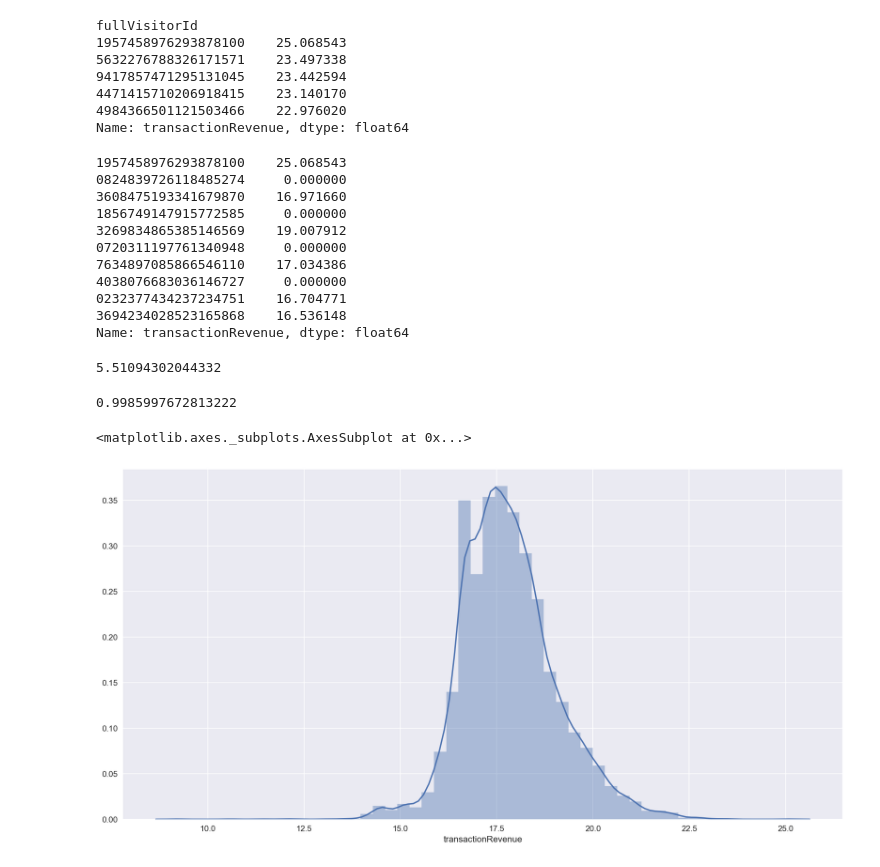
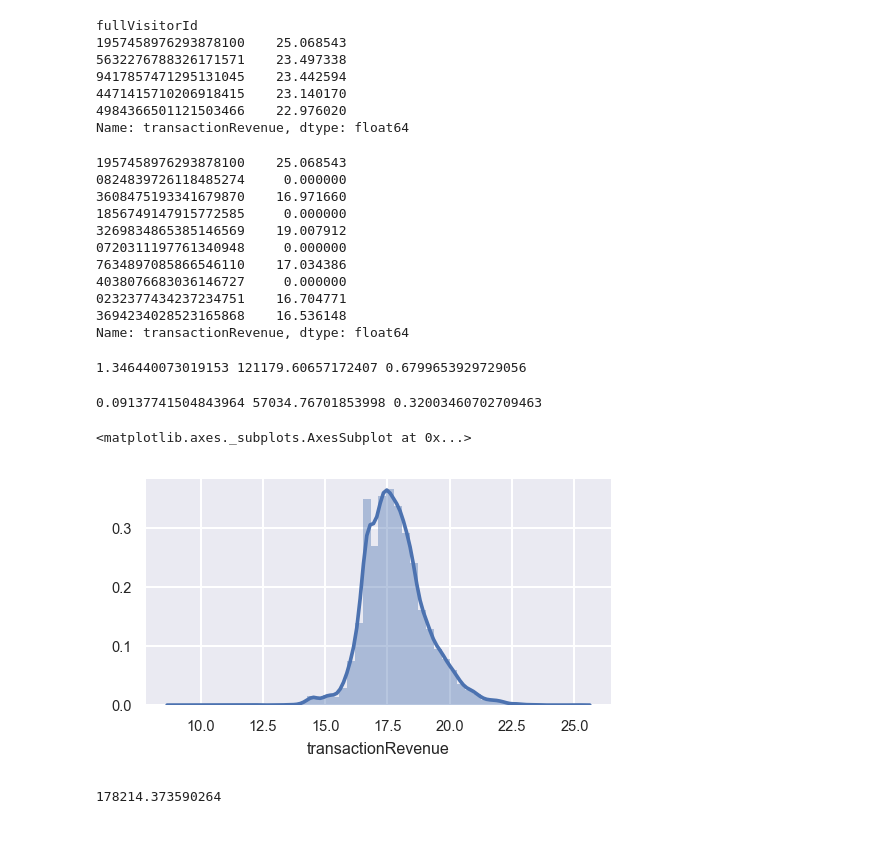
Before and after one commit to shinkim0914/KaggleGoogleAnalytics, a Jupyter notebook: EDA.ipynb, the cells around one changed output. Cells and saved outputs as stored; diff of their text form; code cells hidden in the pictures; blank space fills up the shorter version.

```diff
--- a/EDA.ipynb
+++ b/EDA.ipynb
@@ -221,10 +214,10 @@ fullVisitorId
 4984366501121503466    22.976020
 Name: transactionRevenue, dtype: float64
 # %%
-# Top 1000 visitors (by visit count) have spent $5.51 on average
-vip = visitor_count.index[:1000]
+# Top 90K visitors (by visit count) account for 68% of total revenue
+vip = visitor_count.index[:90000]
 display(rev[vip[:10]])
-np.mean(rev[vip])
+print(np.mean(rev[vip]), np.sum(rev[vip]), np.sum(rev[vip])/np.sum(rev))
 # %% [output]
 1957458976293878100    25.068543
 0824839726118485274     0.000000
@@ -237,16 +230,23 @@ np.mean(rev[vip])
 0232377434237234751    16.704771
 3694234028523165868    16.536148
 Name: transactionRevenue, dtype: float64
-5.51094302044332
+1.346440073019153 121179.60657172407 0.6799653929729056
-# %%
-# All visitors (by visit count) have spent $1.00 on average
-np.mean(~rev.index.isin(vip))
-# %% [output]
-0.9985997672813222
+# %%
+# Remaining 600K+ visitors account for ONLY ~32% of total revenue
+print(np.mean(rev[~rev.index.isin(vip)]), np.sum(rev[~rev.index.isin(vip)]), np.sum(rev[~rev.index.isin(vip)])/np.sum(rev))
+# %% [output]
+0.09137741504843964 57034.76701853998 0.32003460702709463
 # %%
 # Distribution of Revenue
+sns.set(font_scale=0.7)
+plt.figure(figsize=(4,2))
 pos_rev = rev[rev>0]
 sns.distplot(pos_rev)
 # %% [output]
 <matplotlib.axes._subplots.AxesSubplot at 0x...>
-[figure, old version]
+[figure, new version]
+# %%
+# Total Revenue
+rev.sum()
+# %% [output]
+178214.373590264
```
Also changed, not shown: parts of 8 cells of this notebook.
